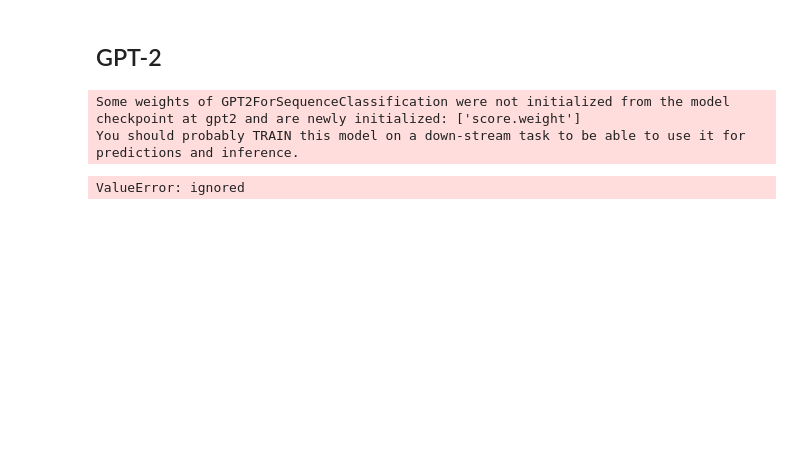
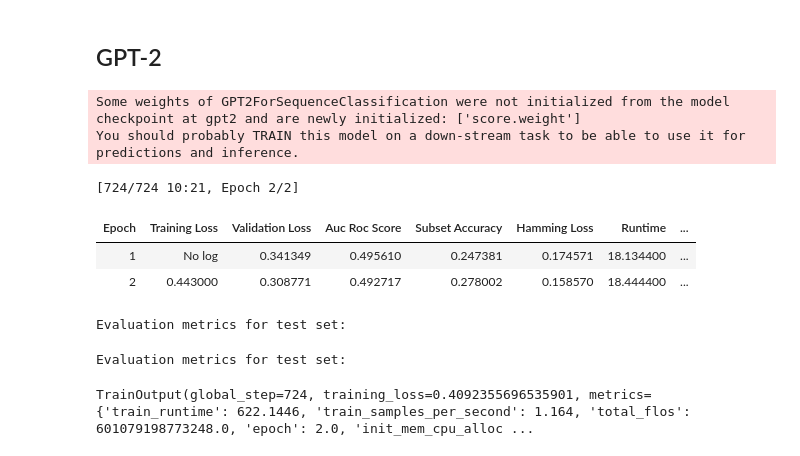
Before and after one commit to mvdheram/Stereotypical-Social-bias-detection-, a Jupyter notebook: Huggingface_XLNET_GPT_2_Multi_label.ipynb, the cells around one changed output. Saved outputs shown, nothing was run; the diff lists cells and outputs as text; code cells hidden in the pictures; blank space fills up the shorter version.

```diff
--- a/Huggingface_XLNET_GPT_2_Multi_label.ipynb
+++ b/Huggingface_XLNET_GPT_2_Multi_label.ipynb
@@ -502,7 +457,7 @@ files.download("/content/file.zip")
 ## GPT-2
 # %%
 # Number of epochs
-N_EPOCHS = 4
+N_EPOCHS = 2
 
 # Batch_size
 BATCH_SIZE = 32
@@ -513,7 +468,7 @@ MODEL = 'gpt2'
 MODEL_NAME = 'gpt-2'
 
 # Learning rate
-learning_rate = 2e-05
+learning_rate = 2.49816047538945e-05
 
 # Number of labels
 num_labels = 7
@@ -561,7 +516,3 @@ multi_trainer = MultilabelTrainer(
     eval_dataset=val_dataset,
     compute_metrics=compute_metrics,
     tokenizer=tokenizer)
-# %%
-trainer.evaluate()
-# %% [output]
-ValueError: ignored
@@ -569,0 +519,11 @@ trainer.train()
+# %%
+write_to_file = False # Disable logging the metrics to file
+multi_trainer.train()
+# %% [output]
+[724/724 10:21, Epoch 2/2]
+| Epoch | Training Loss | Validation Loss | Auc Roc Score | Subset Accuracy | Hamming Loss | Runtime | ... |
+| 1 | No log | 0.341349 | 0.495610 | 0.247381 | 0.174571 | 18.134400 | ... |
+| 2 | 0.443000 | 0.308771 | 0.492717 | 0.278002 | 0.158570 | 18.444400 | ... |
+Evaluation metrics for test set:
+Evaluation metrics for test set:
+TrainOutput(global_step=724, training_loss=0.4092355696535901, metrics={'train_runtime': 622.1446, 'train_samples_per_second': 1.164, 'total_flos': 601079198773248.0, 'epoch': 2.0, 'init_mem_cpu_alloc ...
```
Also changed, not shown: parts of 18 cells of this notebook.
